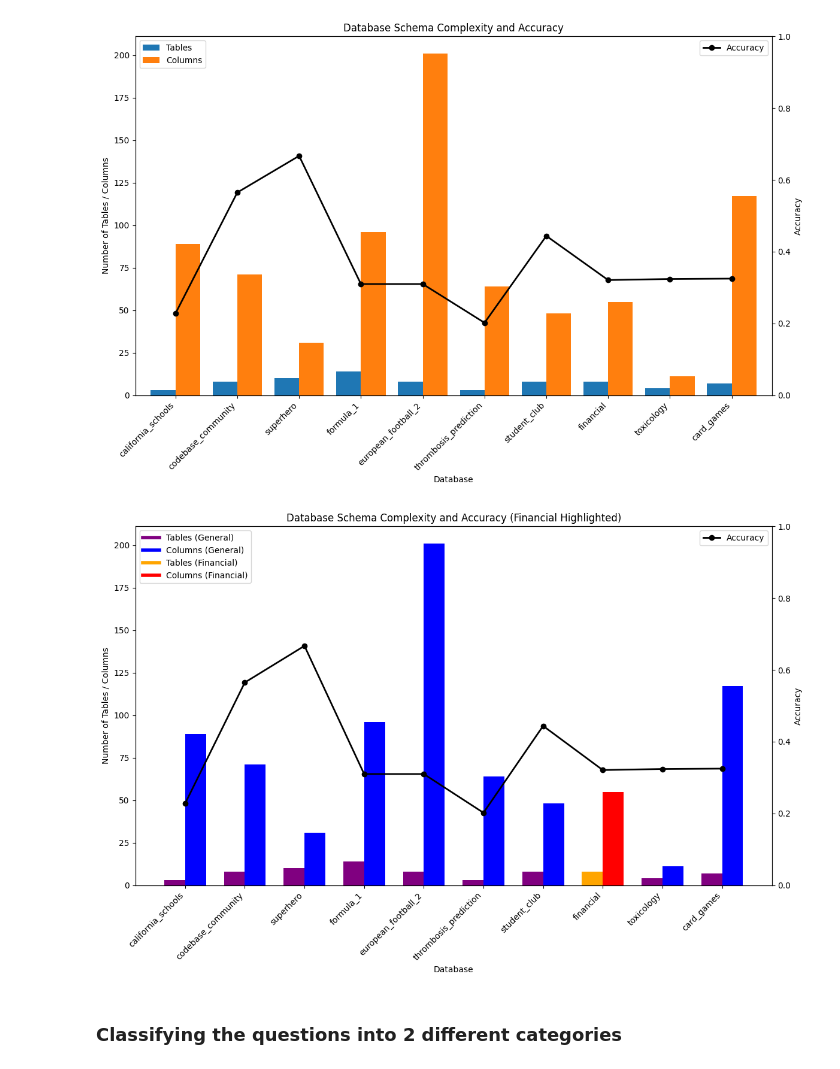
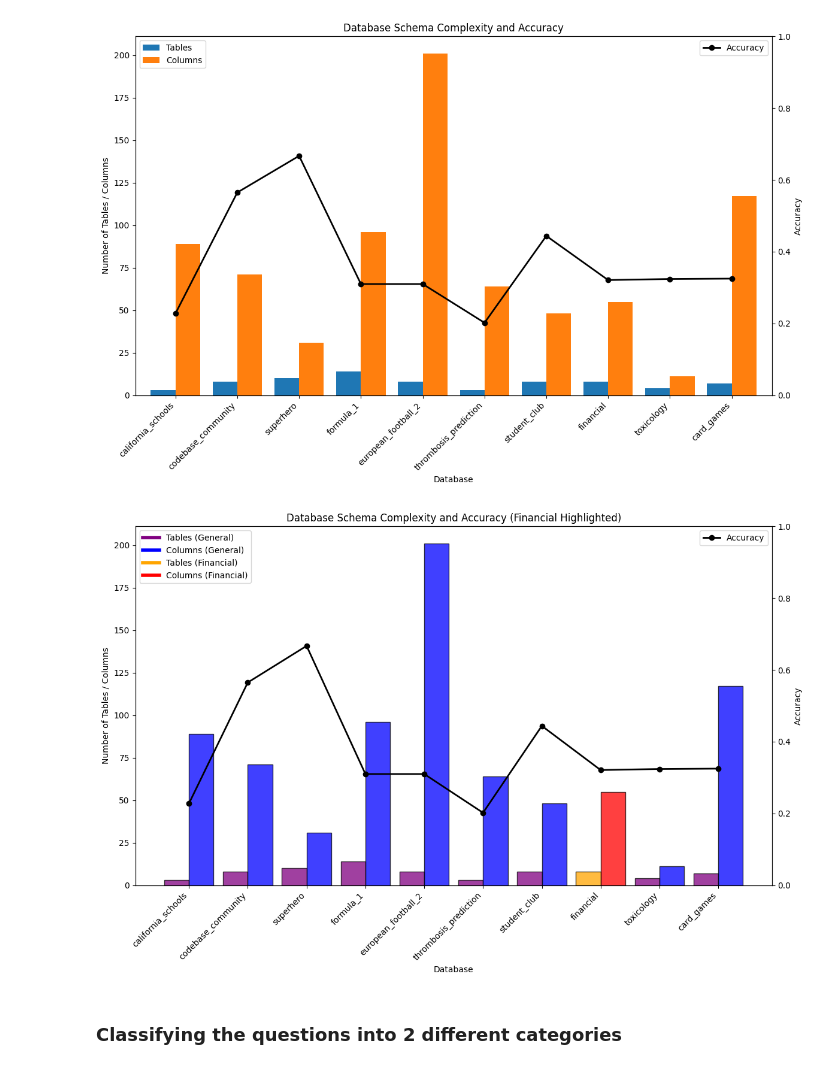
Before and after one commit to niklaswretblad/text-to-SQL-master-thesis, a Jupyter notebook: plots/plots.ipynb, the cells around one changed output. Saved outputs shown, nothing was run; the diff lists cells and outputs as text; code cells hidden in the pictures.

```diff
--- a/plots/plots.ipynb
+++ b/plots/plots.ipynb
@@ -171,17 +362,18 @@ import pandas as pd
 
 
 df = pd.read_csv('logs_merged.csv')
-db = DatabaseInterface()
 
 total_successes = 0
 total_successes_per_domain = {}
 total_questions_per_domain = {}
+difficulties_per_domain = {}
 
 for index, row in df.iterrows():
 
     gold_query = row['gold_query']
     predicted_query = row['final_query']
     db_id = row['db_id']
+
 
     success = db.execute_queries_and_match_data(predicted_query, gold_query, db_id)
     total_successes += success
@@ -424,7 +1178,7 @@ fig, ax1 = plt.subplots(figsize=(12, 8))
 n_databases = len(df['Database'])
 
 # Generate bar positions
-bar_width = 0.35
+bar_width = 0.42
 index = np.arange(n_databases)
 
 # Colors for Tables and Columns bars
@@ -432,39 +1186,39 @@ table_colors = ['purple' if db != 'financial' else 'orange' for db in df['Databa
 column_colors = ['blue' if db != 'financial' else 'red' for db in df['Database']]
 
 # Bar plot for Tables and Columns
-tables_bars = ax1.bar(index - bar_width/2, df['Tables'], bar_width, label='Tables', color=table_colors)
-columns_bars = ax1.bar(index + bar_width/2, df['Columns'], bar_width, label='Columns', color=column_colors)
+tables_bars = ax1.bar(index - bar_width/2, df['Tables'], bar_width, label='Tables', color=table_colors, edgecolor='black', alpha=0.75)
+columns_bars = ax1.bar(index + bar_width/2, df['Columns'], bar_width, label='Columns', color=column_colors, edgecolor='black', alpha=0.75)
 
 ax1.set_ylabel('Number of Tables / Columns')
 ax1.set_xticks(index)
 ax1.set_xticklabels(df['Database'])
 ax1.legend(loc='upper left')
 
 # Line plot for Accuracy
 ax2 = ax1.twinx()
 df.plot(kind='line', x='Database', y='Accuracy', ax=ax2, color='k', marker='o', linewidth=2, label='Accuracy')
 ax2.set_ylabel('Accuracy')
 ax2.set_ylim(0, 1)  # Accuracy ranges from 0 to 1
 ax2.legend(loc='upper right')
 
 # Titles and labels
 plt.title('Database Schema Complexity and Accuracy (Financial Highlighted)')
 ax1.set_xlabel('Database')
 ax1.set_xticklabels(df['Database'], rotation=45, ha='right')
 
 # Custom legend entries
 legend_elements = [Line2D([0], [0], color='purple', lw=4, label='Tables (General)'),
                    Line2D([0], [0], color='blue', lw=4, label='Columns (General)'),
                    Line2D([0], [0], color='orange', lw=4, label='Tables (Financial)'),
                    Line2D([0], [0], color='red', lw=4, label='Columns (Financial)')]
 ax1.legend(handles=legend_elements, loc='upper left')
 
 
 # Show plot
 plt.tight_layout()
 plt.show()
 # %% [output]
-[figure, old version]
+[figure, new version]
 # %% [markdown]
 ### Classifying the questions into 2 different categories
 # %%
```
Also changed, not shown: parts of 11 cells of this notebook.
